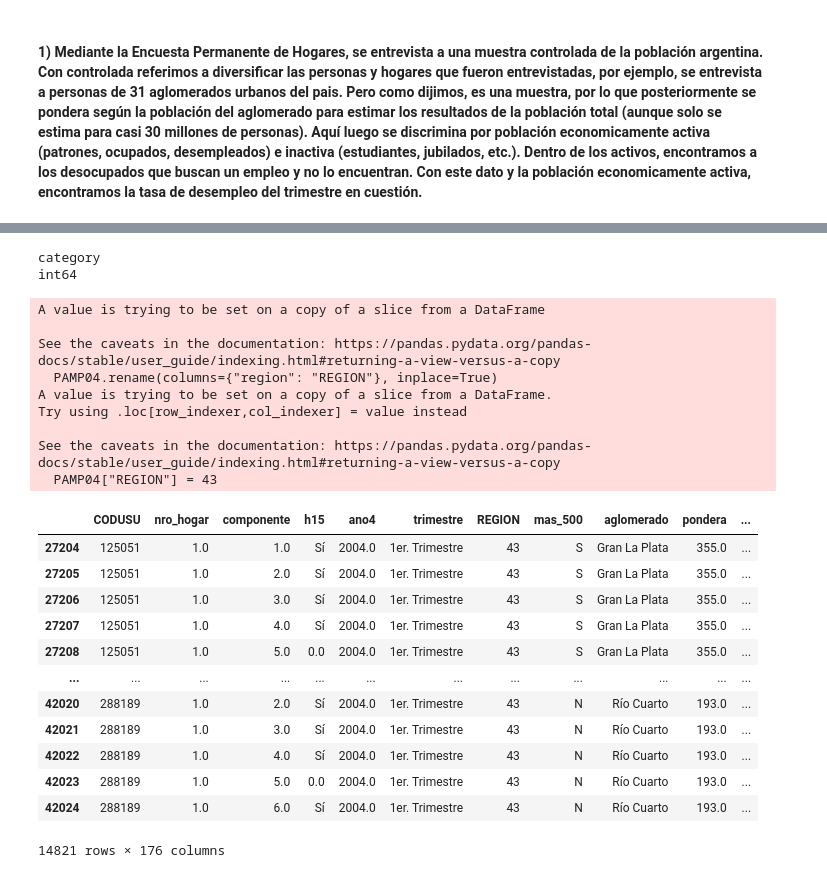
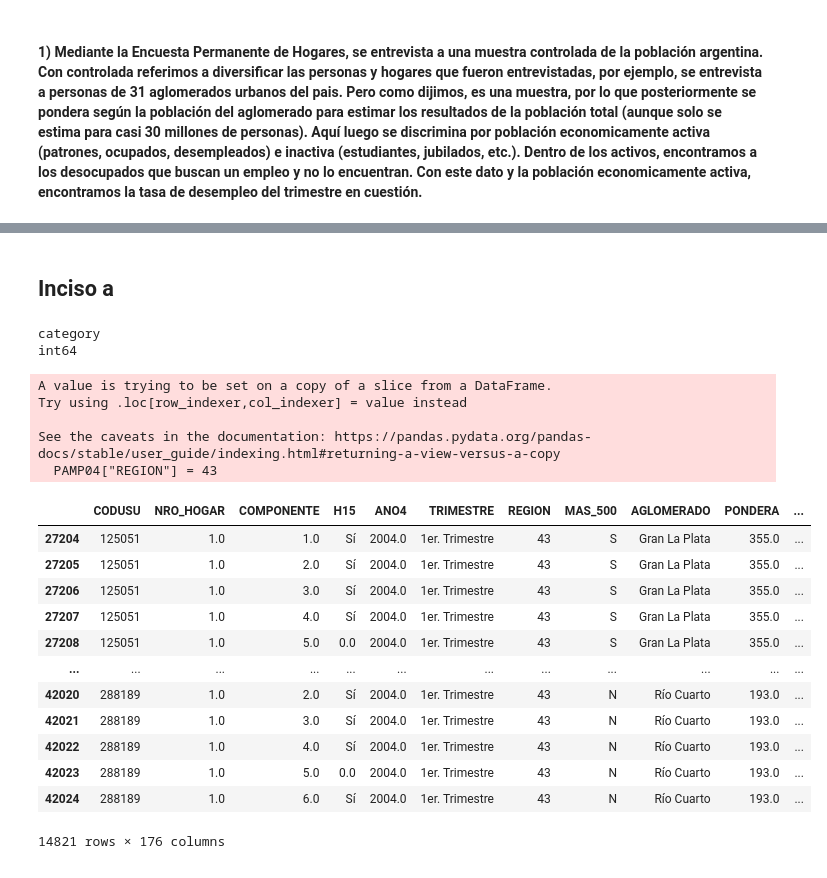
Before and after one commit to PabloPopov/BigDataUBA-Grupo5, a Jupyter notebook: TPs/TP 2/Big_Data_TP2_Grupo5.ipynb, the cells around one changed output, grey strips where cells are left out. Cells and saved outputs as stored; diff of their text form; code cells hidden in the pictures.

```diff
--- a/TPs/TP 2/Big_Data_TP2_Grupo5.ipynb
+++ b/TPs/TP 2/Big_Data_TP2_Grupo5.ipynb
@@ -13,4 +15,13 @@ import pandas as pd
 T1_24=pd.read_excel('/Users/tadeo/OneDrive - Económicas - UBA/ECONOMÍA/BIG DATA/base de datos/usu_individual_T124.xlsx')
 
 T1_04=pd.read_stata("/Users/tadeo/OneDrive - Económicas - UBA/ECONOMÍA/BIG DATA/base de datos/usu_individual_T104.dta")
+# %%
+# IMPORTO LA LIBRERIA Y LOS ARCHIVOS (PABLO)
+import pandas as pd
+
+T1_24=pd.read_excel("C:/Users/Computador/Desktop/Facultad/Big Data/TP2_Introducción a la EPH/usu_individual_T124.xlsx")
+
+T1_04=pd.read_stata("C:/Users/Computador/Desktop/Facultad/Big Data/TP2_Introducción a la EPH/usu_individual_T104.dta")
+# %% [markdown]
+## Inciso a
 # %%
@@ -18,30 +28,27 @@ T1_04=pd.read_stata("/Users/tadeo/OneDrive - Económicas - UBA/ECONOMÍA/BIG DAT
 # ELIJO LA REGIÓN PAMPEANA
 PAMP24 = T1_24[(T1_24['REGION']==43)]
 PAMP04 = T1_04[(T1_04['region'] =='Pampeana')]
+# %%
+# PONGO EN MAYUSCULA TODAS LAS COLUMNAS
+PAMP04.columns = PAMP04.columns.str.upper()
+PAMP24.columns = PAMP24.columns.str.upper()
 # %%
-# NORMALIZO EL NOMBRE DE LA COLUMNA PARA LAS DOS
-PAMP04.rename(columns={"region": "REGION"}, inplace=True)
-
-# OBSERVO QUE TIPO DE DATO TIENE CADA DATAFRAME
+# OBSERVO QUE TIPO DE DATO TIENE CADA DATAFRAME EN LA VARIABLE REGION
 print(PAMP04['REGION'].dtype) # CATEGORY
 print(PAMP24['REGION'].dtype) # INT64
 # COMO SON TIPOS DISTINTOS, CAMBIO UNO DE ELLOS
 PAMP04["REGION"] = 43
 
 PAMP04 # VERIFICO QUE LOS CAMBIOS SE EJECUTARON CORRECTAMENTE
 # %% [output]
 category
 int64
-A value is trying to be set on a copy of a slice from a DataFrame
-
-See the caveats in the documentation: https://pandas.pydata.org/pandas-docs/stable/user_guide/indexing.html#returning-a-view-versus-a-copy
-  PAMP04.rename(columns={"region": "REGION"}, inplace=True)
 A value is trying to be set on a copy of a slice from a DataFrame.
 Try using .loc[row_indexer,col_indexer] = value instead
 
 See the caveats in the documentation: https://pandas.pydata.org/pandas-docs/stable/user_guide/indexing.html#returning-a-view-versus-a-copy
   PAMP04["REGION"] = 43
-|  | CODUSU | nro_hogar | componente | h15 | ano4 | trimestre | REGION | mas_500 | aglomerado | pondera | ... |
+|  | CODUSU | NRO_HOGAR | COMPONENTE | H15 | ANO4 | TRIMESTRE | REGION | MAS_500 | AGLOMERADO | PONDERA | ... |
 | 27204 | 125051 | 1.0 | 1.0 | Sí | 2004.0 | 1er. Trimestre | 43 | S | Gran La Plata | 355.0 | ... |
 | 27205 | 125051 | 1.0 | 2.0 | Sí | 2004.0 | 1er. Trimestre | 43 | S | Gran La Plata | 355.0 | ... |
 | 27206 | 125051 | 1.0 | 3.0 | Sí | 2004.0 | 1er. Trimestre | 43 | S | Gran La Plata | 355.0 | ... |
```
Also changed, not shown: parts of 26 cells of this notebook.
